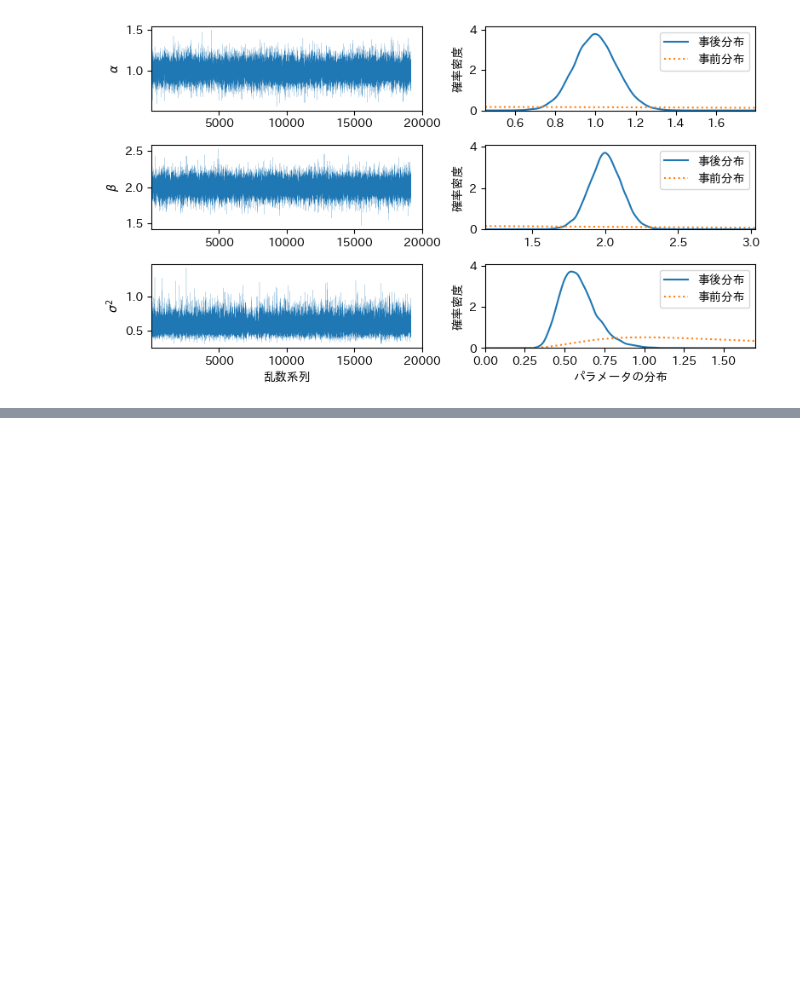
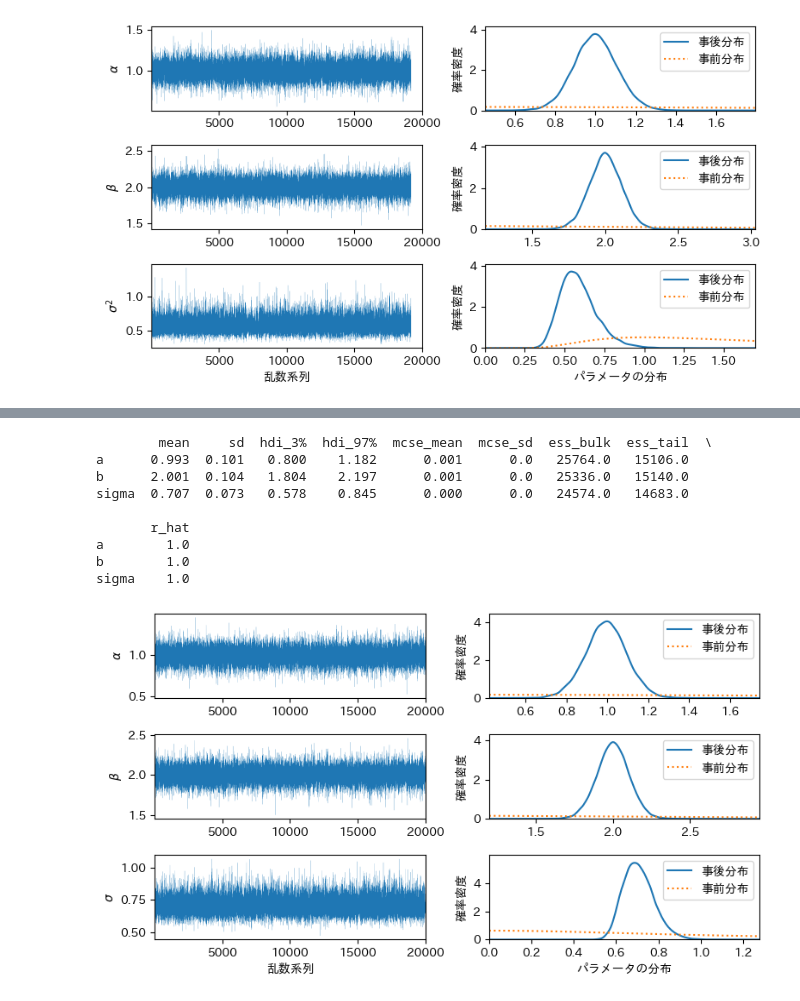
Before and after one commit to inoueshinichi/Learn_Bayesian, a Jupyter notebook: mcmc_reg_ex1.ipynb, the cells around one changed output, grey strips where cells are left out. Cells and saved outputs as stored; diff of their text form; code cells hidden in the pictures; blank space fills up the shorter version.

```diff
--- a/mcmc_reg_ex1.ipynb
+++ b/mcmc_reg_ex1.ipynb
@@ -270,0 +293,13 @@ plt.show()
+# %%
+# 回帰モデルからの人工データの生成
+n = 50
+np.random.seed(99)
+
+# 誤差項 u
+u = st.norm.rvs(scale=0.7, size=n)
+
+# 説明変数
+x = st.uniform.rvs(loc=-np.sqrt(3.0), scale=2.0*np.sqrt(3.0), size=n)
+
+# 被説明変数
+y = 1.0 + 2.0 * x + u
@@ -270,0 +539,51 @@ plt.show()
+# %%
+print(pm.summary(trace))
+
+# 事後分布の作成
+k = b0.size
+param_names = ['a', 'b', 'sigma']
+labels = ['$\\alpha$', '$\\beta$', '$\\sigma$']
+fig, ax = plt.subplots(k+1, 2, num=1, figsize=(8, 1.5 * (k+1)))
+for index in range(k+1):
+    # xr.DataArray -> np.ndarray -> (4, 5000) -> (20000,)
+    posterior_trace = trace.posterior[param_names[index]].values.flatten()
+
+    # 回帰係数
+    if index < k:
+        x_min = posterior_trace.min() - 0.2 * np.abs(posterior_trace.min())
+        x_max = posterior_trace.max() + 0.2 * np.abs(posterior_trace.max())
+        x = np.linspace(x_min, x_max, 250)
+        prior = st.norm.pdf(x, loc=b0[index], scale=sd0[index])
+    else:
+        x_min = 0.0
+        x_max = posterior_trace.max() + 0.2 * np.abs(posterior_trace.max())
+        x = np.linspace(x_min, x_max, 250)
+        prior = st.halfcauchy.pdf(x, scale=tau_sigma)
+        ax[index, 0].set_xlabel('乱数系列')
+        ax[index, 1].set_xlabel('パラメータの分布')
+
+    ax[index, 0].plot(posterior_trace, '-', linewidth=0.1)
+    ax[index, 0].set_xlim(1, n_draws*n_chains)
+    ax[index, 0].set_ylabel(labels[index])
+    posterior = st.gaussian_kde(posterior_trace).evaluate(x)
+    ax[index, 1].plot(x, posterior, '-', label='事後分布')
+    ax[index, 1].plot(x, prior, ':', label='事前分布')
+    ax[index, 1].set_xlim(x_min, x_max)
+    ax[index, 1].set_ylim(0, 1.1*posterior.max())
+    ax[index, 1].set_ylabel('確率密度')
+    ax[index, 1].legend(loc='best')
+
+plt.tight_layout()
+# plt.savefig('pybayes_fig_mcmc_reg_ex1.png', dpi=300)
+plt.show()
+# %% [output]
+        mean     sd  hdi_3%  hdi_97%  mcse_mean  mcse_sd  ess_bulk  ess_tail  \
+a      0.993  0.101   0.800    1.182      0.001      0.0   25764.0   15106.0
+b      2.001  0.104   1.804    2.197      0.001      0.0   25336.0   15140.0
+sigma  0.707  0.073   0.578    0.845      0.000      0.0   24574.0   14683.0
+
+       r_hat
+a        1.0
+b        1.0
+sigma    1.0
+[figure, added]
```
Also changed, not shown: parts of 12 cells of this notebook, 1 other file.
